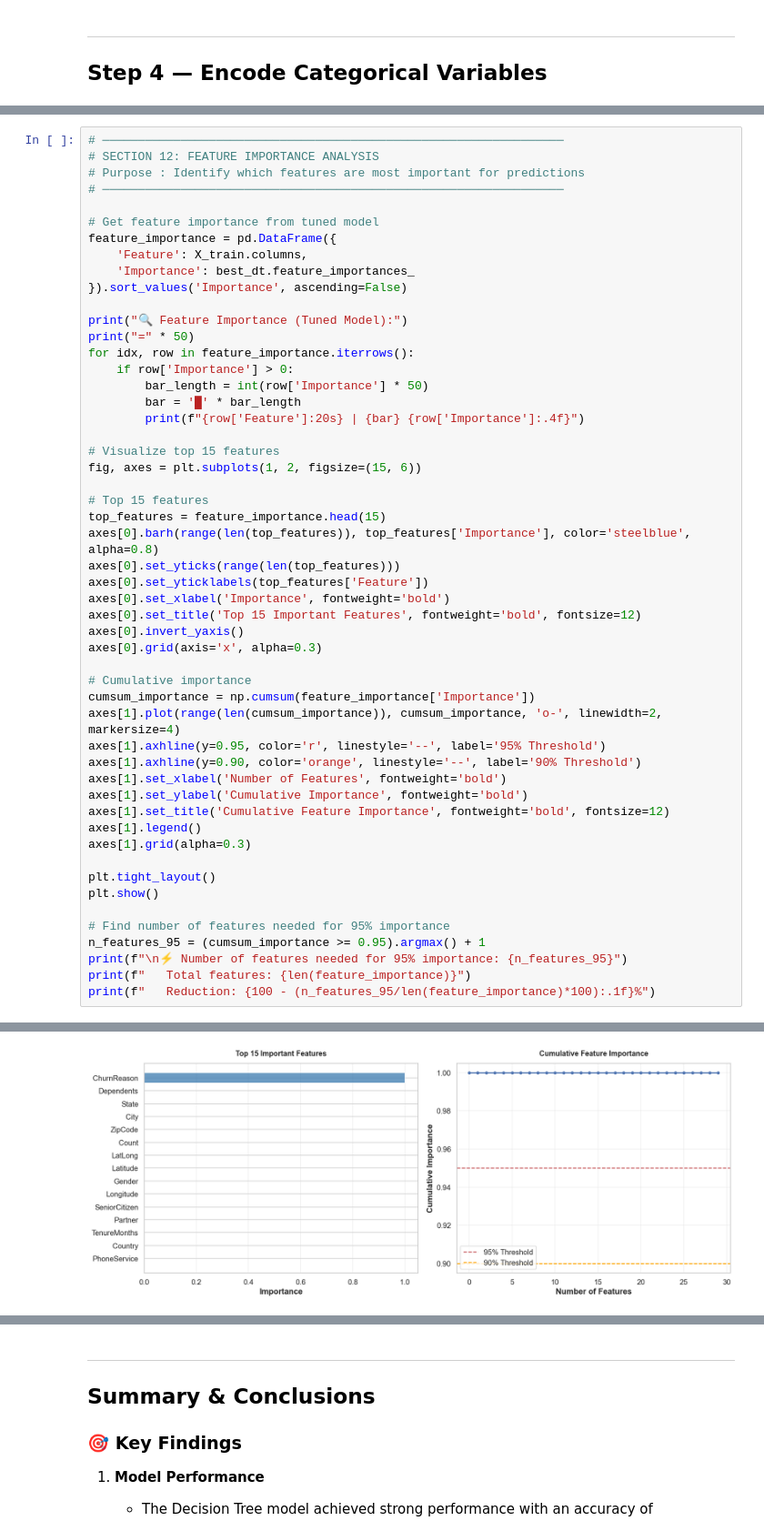
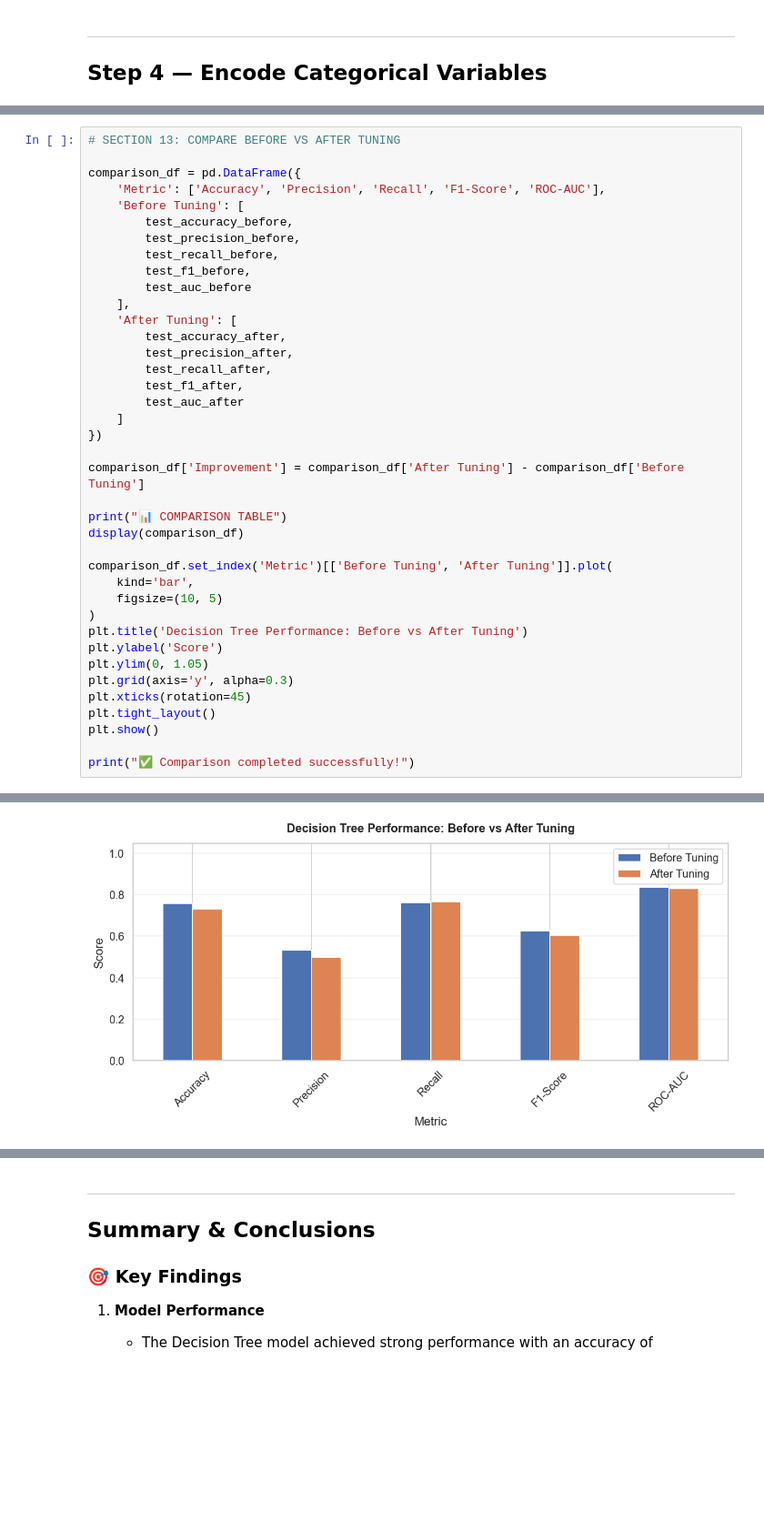
Before and after one commit to it22172228/IT4060---Machine-Learning-ASSIGNMENT-, a Jupyter notebook: notebooks/Decision Tree/Decision_Tree_CustomerChurn.ipynb, the cells around one changed output, grey strips where cells are left out. Shown at 91% size. Drawn from its saved outputs; the diff is of its cells as text; blank space fills up the shorter version.

```diff
--- a/notebooks/Decision Tree/Decision_Tree_CustomerChurn.ipynb
+++ b/notebooks/Decision Tree/Decision_Tree_CustomerChurn.ipynb
@@ -645,53 +636,40 @@ Precision            1.0          1.0          0.0            0.0
 # %%
-# ─────────────────────────────────────────────────────────────────
-# SECTION 12: FEATURE IMPORTANCE ANALYSIS
-# Purpose : Identify which features are most important for predictions
-# ─────────────────────────────────────────────────────────────────
+# SECTION 13: COMPARE BEFORE VS AFTER TUNING
 
-# Get feature importance from tuned model
-feature_importance = pd.DataFrame({
-    'Feature': X_train.columns,
-    'Importance': best_dt.feature_importances_
-}).sort_values('Importance', ascending=False)
+comparison_df = pd.DataFrame({
+    'Metric': ['Accuracy', 'Precision', 'Recall', 'F1-Score', 'ROC-AUC'],
+    'Before Tuning': [
+        test_accuracy_before,
+        test_precision_before,
+        test_recall_before,
+        test_f1_before,
+        test_auc_before
+    ],
+    'After Tuning': [
+        test_accuracy_after,
+        test_precision_after,
+        test_recall_after,
+        test_f1_after,
+        test_auc_after
+    ]
+})
 
-print("🔍 Feature Importance (Tuned Model):")
-print("=" * 50)
-for idx, row in feature_importance.iterrows():
-    if row['Importance'] > 0:
-        bar_length = int(row['Importance'] * 50)
-        bar = '█' * bar_length
-        print(f"{row['Feature']:20s} | {bar} {row['Importance']:.4f}")
+comparison_df['Improvement'] = comparison_df['After Tuning'] - comparison_df['Before Tuning']
 
-# Visualize top 15 features
-fig, axes = plt.subplots(1, 2, figsize=(15, 6))
+print("📊 COMPARISON TABLE")
+display(comparison_df)
 
-# Top 15 features
-top_features = feature_importance.head(15)
-axes[0].barh(range(len(top_features)), top_features['Importance'], color='steelblue', alpha=0.8)
-axes[0].set_yticks(range(len(top_features)))
-axes[0].set_yticklabels(top_features['Feature'])
-axes[0].set_xlabel('Importance', fontweight='bold')
-axes[0].set_title('Top 15 Important Features', fontweight='bold', fontsize=12)
-axes[0].invert_yaxis()
-axes[0].grid(axis='x', alpha=0.3)
-
-# Cumulative importance
-cumsum_importance = np.cumsum(feature_importance['Importance'])
-axes[1].plot(range(len(cumsum_importance)), cumsum_importance, 'o-', linewidth=2, markersize=4)
-axes[1].axhline(y=0.95, color='r', linestyle='--', label='95% Threshold')
-axes[1].axhline(y=0.90, color='orange', linestyle='--', label='90% Threshold')
-axes[1].set_xlabel('Number of Features', fontweight='bold')
-axes[1].set_ylabel('Cumulative Importance', fontweight='bold')
-axes[1].set_title('Cumulative Feature Importance', fontweight='bold', fontsize=12)
-axes[1].legend()
-axes[1].grid(alpha=0.3)
-
+comparison_df.set_index('Metric')[['Before Tuning', 'After Tuning']].plot(
+    kind='bar',
+    figsize=(10, 5)
+)
+plt.title('Decision Tree Performance: Before vs After Tuning')
+plt.ylabel('Score')
+plt.ylim(0, 1.05)
+plt.grid(axis='y', alpha=0.3)
+plt.xticks(rotation=45)
 plt.tight_layout()
 plt.show()
 
-# Find number of features needed for 95% importance
-n_features_95 = (cumsum_importance >= 0.95).argmax() + 1
-print(f"\n⚡ Number of features needed for 95% importance: {n_features_95}")
-print(f"   Total features: {len(feature_importance)}")
-print(f"   Reduction: {100 - (n_features_95/len(feature_importance)*100):.1f}%")
+print("✅ Comparison completed successfully!")
 # %% [output]
@@ -702 +683 @@ Dependents           |  0.0000
-[figure, old version]
+[figure, new version]
```
Also changed, not shown: parts of 29 cells of this notebook.
